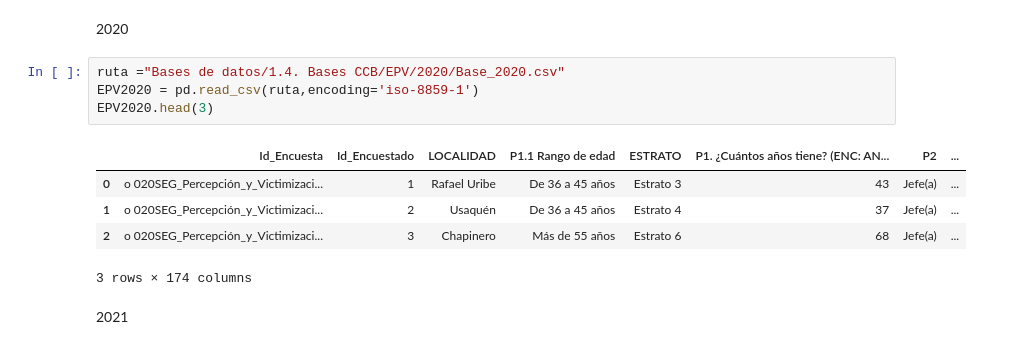
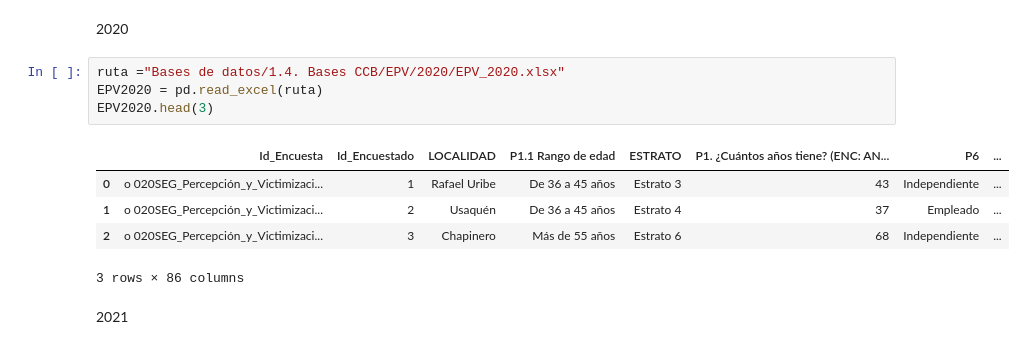
Before and after one commit to JuanParraG/dinamita-de-datos, a Jupyter notebook: Análisis de datos.ipynb, the cells around one changed output. Drawn from its saved outputs; the diff is of its cells as text.

```diff
--- a/Análisis de datos.ipynb
+++ b/Análisis de datos.ipynb
@@ -146,15 +185,15 @@ EPV20192.head(3)
 # %% [markdown]
 2020
 # %%
-ruta ="Bases de datos/1.4. Bases CCB/EPV/2020/Base_2020.csv"
-EPV2020 = pd.read_csv(ruta,encoding='iso-8859-1')
+ruta ="Bases de datos/1.4. Bases CCB/EPV/2020/EPV_2020.xlsx"
+EPV2020 = pd.read_excel(ruta)
 EPV2020.head(3)
 # %% [output]
-|  | Id_Encuesta | Id_Encuestado | LOCALIDAD | P1.1 Rango de edad | ESTRATO | P1. ¿Cuántos años tiene? (ENC: AN... | P2 | ... |
-| 0 | o 020SEG_Percepción_y_Victimizaci... | 1 | Rafael Uribe | De 36 a 45 años | Estrato 3 | 43 | Jefe(a) | ... |
-| 1 | o 020SEG_Percepción_y_Victimizaci... | 2 | Usaquén | De 36 a 45 años | Estrato 4 | 37 | Jefe(a) | ... |
-| 2 | o 020SEG_Percepción_y_Victimizaci... | 3 | Chapinero | Más de 55 años | Estrato 6 | 68 | Jefe(a) | ... |
+|  | Id_Encuesta | Id_Encuestado | LOCALIDAD | P1.1 Rango de edad | ESTRATO | P1. ¿Cuántos años tiene? (ENC: AN... | P6 | ... |
+| 0 | o 020SEG_Percepción_y_Victimizaci... | 1 | Rafael Uribe | De 36 a 45 años | Estrato 3 | 43 | Independiente | ... |
+| 1 | o 020SEG_Percepción_y_Victimizaci... | 2 | Usaquén | De 36 a 45 años | Estrato 4 | 37 | Empleado | ... |
+| 2 | o 020SEG_Percepción_y_Victimizaci... | 3 | Chapinero | Más de 55 años | Estrato 6 | 68 | Independiente | ... |
-3 rows × 174 columns
+3 rows × 86 columns
 # %% [markdown]
 2021
 # %%
```
Also changed, not shown: parts of 9 cells of this notebook, 1 other file.
